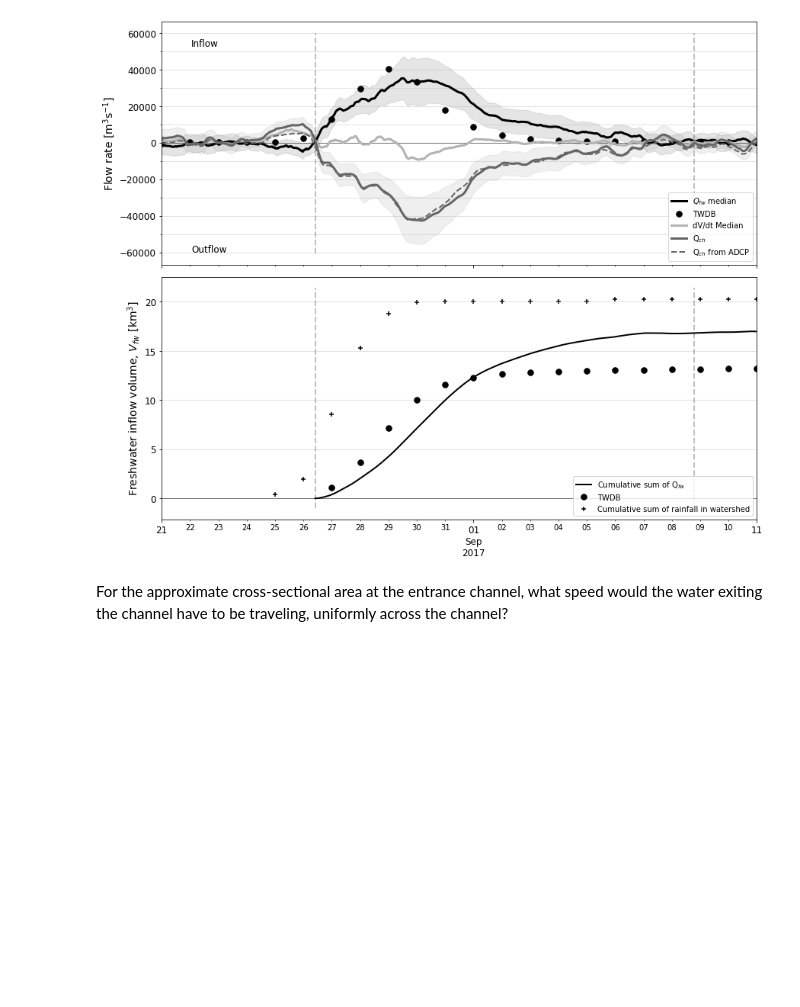
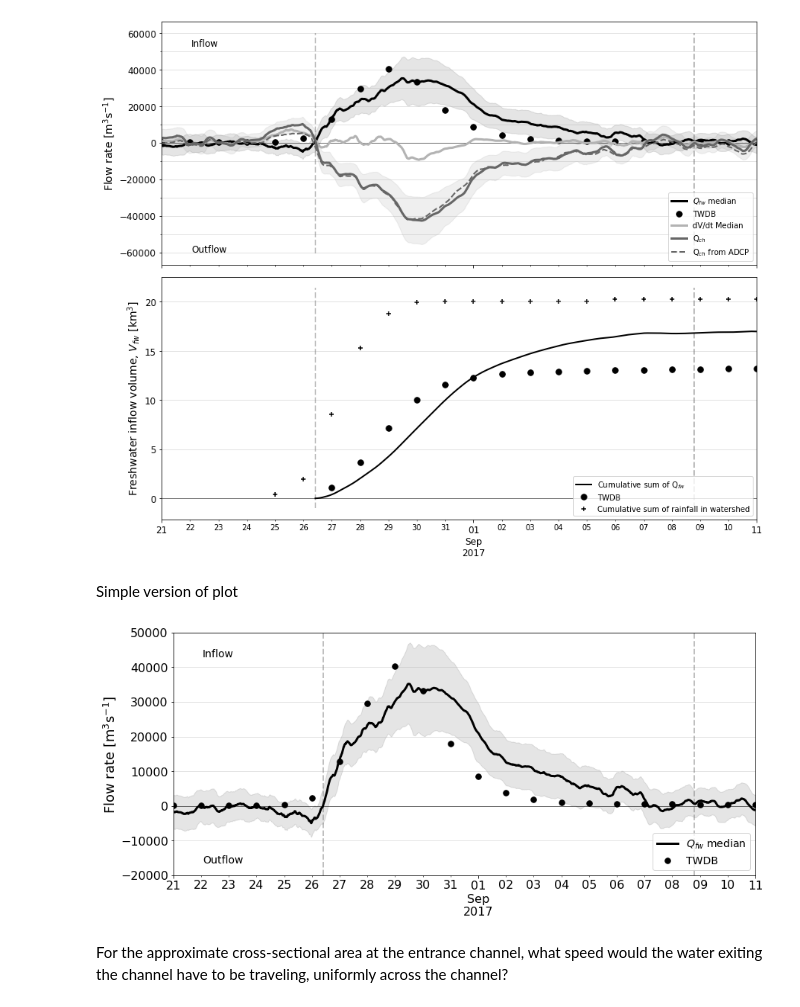
Before and after one commit to kthyng/harvey_inflow, a Jupyter notebook: notebooks/3_calculation.ipynb, the cells around one changed output. Drawn from its saved outputs; the diff is of its cells as text; code cells hidden in the pictures; blank space fills up the shorter version.

```diff
--- a/notebooks/3_calculation.ipynb
+++ b/notebooks/3_calculation.ipynb
@@ -518,6 +610,48 @@ for ax in axes:
 plt.savefig('../figures/inflow_comp.pdf', bbox_inches='tight')
 # %% [output]
 [figure]
+# %% [markdown]
+Simple version of plot
+# %%
+dstart = '2017-8-21'; dend = '2017-9-11'
+tsmed = (ts.loc[:,iuse]).median(axis=1).rolling(window=24*4*1, center=True).mean()
+tsstd = (ts.loc[:,iuse]).std(axis=1).rolling(window=24*4*1, center=True).mean()
+
+fig, ax = plt.subplots(1, 1, sharex=True, figsize=(14,6))
+
+# present calculation: median and uncertainty
+tsmed[dstart:dend].plot(color='k', lw=3, label='$Q_{fw}$ median', ax=ax)
+ax.fill_between(df[dstart:dend].index, (tsmed - tsstd)[dstart:dend], (tsmed + tsstd)[dstart:dend],
+                color='k', alpha=0.1)#, label='$Q_{fw}$ uncertainty')
+
+# TWDB inflow estimate
+twdb.sum(axis=1)[dstart:dend].plot(color='k', lw=3, marker='.', markersize=15, linestyle='', label='TWDB', ax=ax)
+
+ax.set_ylabel('Flux terms [m$^3$s$^{-1}$]', fontsize=14)
+ax.text(0.05, 0.90, 'Inflow', transform=ax.transAxes, fontsize=14)
+ax.text(0.05, 0.05, 'Outflow', transform=ax.transAxes, fontsize=14)
+ax.legend(loc='lower right')
+ax.set_ylabel('Flow rate [m$^3$s$^{-1}$]', fontsize=18)
+ax.set_xlabel('', fontsize=18)
+ax.legend(loc='lower right', fontsize=14)
+
+# add grids
+ax.set_yticks(np.arange(-50000, 70000, 10000), minor=True)
+ax.yaxis.grid(True, linewidth=0.7, alpha=0.5, which='both')
+ax.set_xlim(dstart, dend)
+
+# for ax in axes:
+ax.set_ylim(-20000, 50000)
+ylims = ax.get_ylim()
+ax.vlines(date_outflow, *ylims, linewidth=2, alpha=0.5, color='0.5', linestyle='--')
+ax.vlines(date_endoutflow, *ylims, linewidth=2, alpha=0.5, color='0.5', linestyle='--')
+ax.hlines(0, dstart, dend, lw=1, alpha=0.5)
+ax.tick_params(labelsize=16, which='both')
+
+plt.savefig('../figures/inflow_comp_presentation.pdf', bbox_inches='tight', dpi=100)
+plt.savefig('../figures/inflow_comp_presentation.png', bbox_inches='tight', dpi=100)
+# %% [output]
+[figure, added]
 # %% [markdown]
 For the approximate cross-sectional area at the entrance channel, what speed would the water exiting the channel have to be traveling, uniformly across the channel?
 # %%
```
Also changed, not shown: parts of 7 cells of this notebook, 4 other files.
